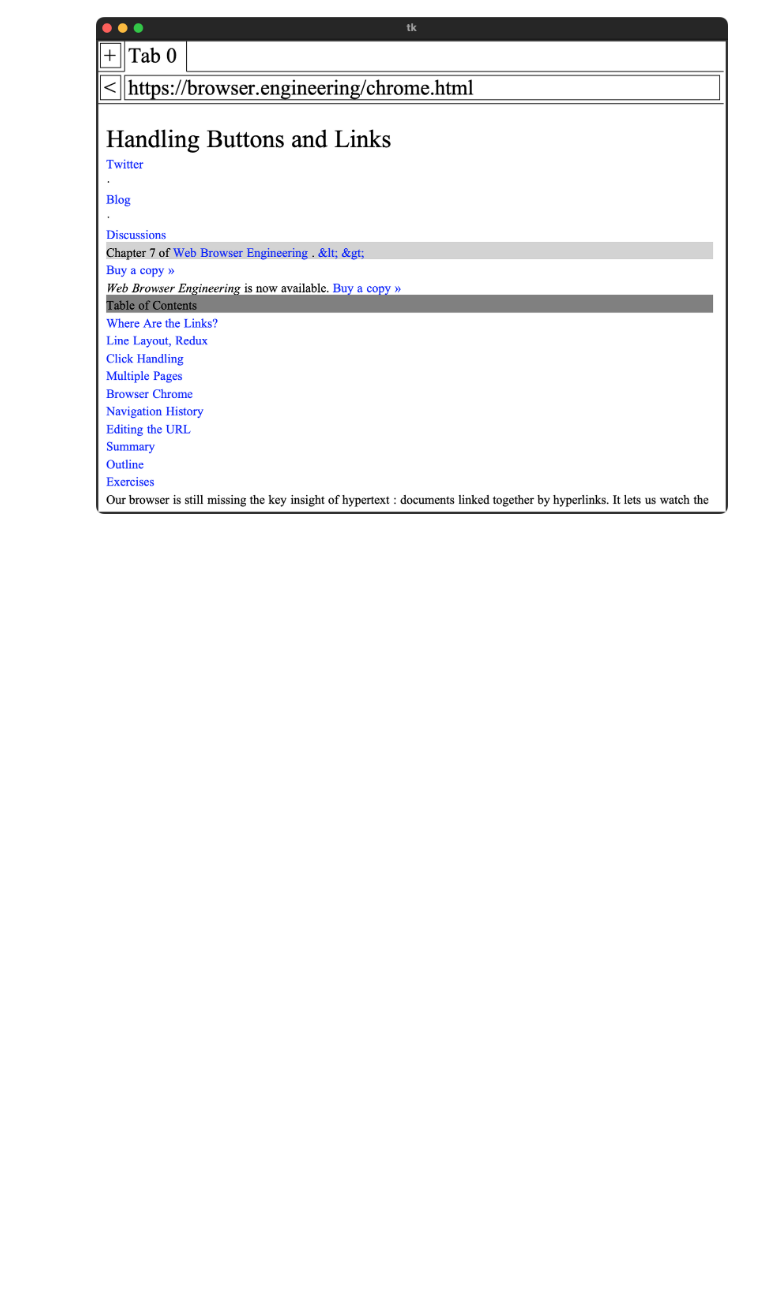
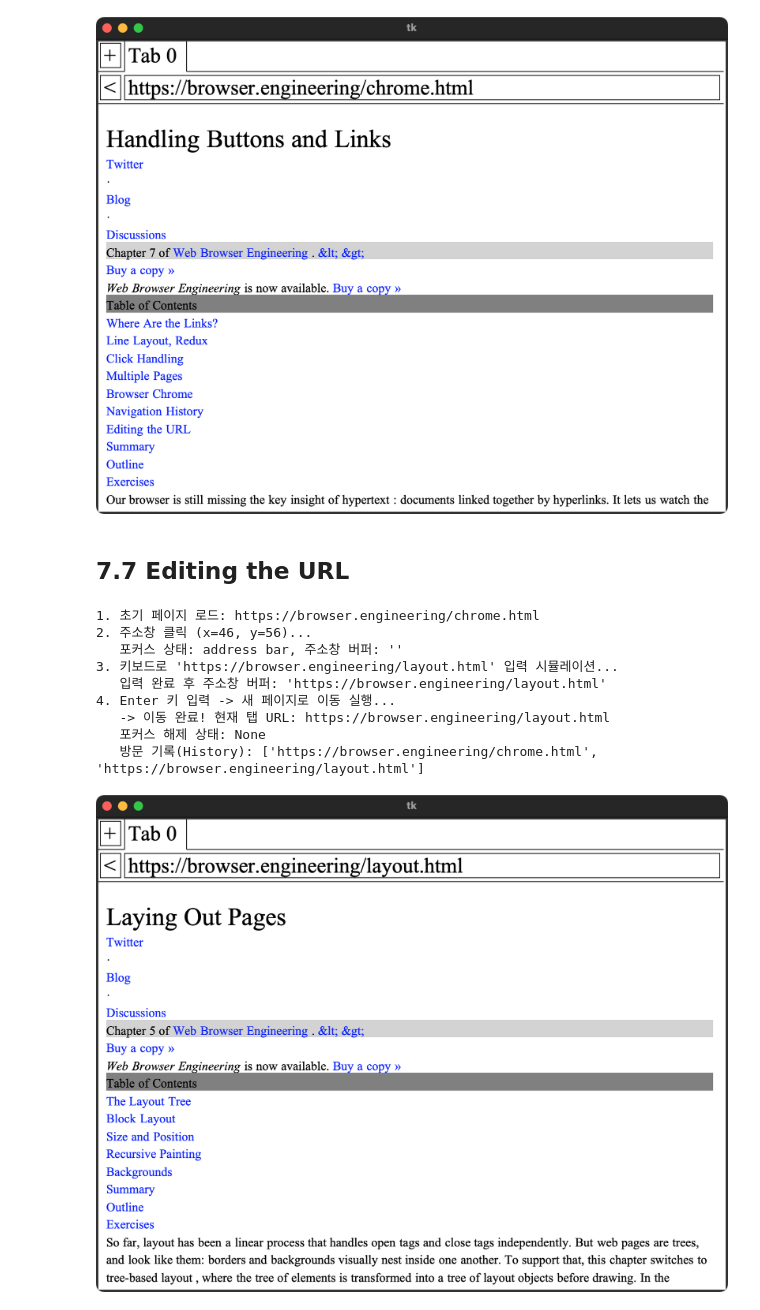
Before and after one commit to r4k0nb4k0n/browser-engineering-study, a Jupyter notebook: part-2-handling-buttons-and-links-7-hyperlinks-and-browser-chrome.ipynb, the cells around one changed output. Drawn from its saved outputs; the diff is of its cells as text; code cells hidden in the pictures; blank space fills up the shorter version.

Commit message:
feat: 7.7 Editing the URL

```diff
--- a/part-2-handling-buttons-and-links-7-hyperlinks-and-browser-chrome.ipynb
+++ b/part-2-handling-buttons-and-links-7-hyperlinks-and-browser-chrome.ipynb
@@ -302,3 +302,68 @@ display_tk_window(browser.window, settle_seconds=0.4)
    -> 이전 페이지로 복귀 완료! 현재 URL: https://browser.engineering/chrome.html
    현재 방문 기록: ['https://browser.engineering/chrome.html']
 [figure]
+# %% [markdown]
+## 7.7 Editing the URL
+# %%
+import importlib
+import browser.browser
+import browser.layout
+import browser.url
+importlib.reload(browser.url)
+importlib.reload(browser.layout)
+importlib.reload(browser.browser)
+
+from browser.browser import Browser, Tab, Chrome
+from browser.url import URL
+from browser.tk_capture import display_tk_window
+
+# 1. 브라우저 생성 및 초기 페이지 로드
+browser = Browser()
+browser.new_tab(URL("https://browser.engineering/chrome.html"))
+print(f"1. 초기 페이지 로드: {browser.active_tab.url}")
+
+# 2. 주소창 클릭 시뮬레이션 (포커스 획득 및 주소창 비우기)
+class MockClick:
+    def __init__(self, x, y):
+        self.x = x
+        self.y = y
+
+addr_x = browser.chrome.address_rect.left + 10
+addr_y = browser.chrome.address_rect.top + 10
+print(f"2. 주소창 클릭 (x={addr_x}, y={addr_y})...")
+browser.handle_click(MockClick(addr_x, addr_y))
+print(f"   포커스 상태: {browser.chrome.focus}, 주소창 버퍼: '{browser.chrome.address_bar}'")
+
+# 3. 키보드로 새 URL 타이핑 시뮬레이션
+class MockKeyEvent:
+    def __init__(self, char):
+        self.char = char
+
+target_url = "https://browser.engineering/layout.html"
+print(f"3. 키보드로 '{target_url}' 입력 시뮬레이션...")
+for ch in target_url:
+    browser.handle_key(MockKeyEvent(ch))
+
+print(f"   입력 완료 후 주소창 버퍼: '{browser.chrome.address_bar}'")
+
+# 4. 엔터(Return) 키 입력 시뮬레이션 (페이지 이동)
+print("4. Enter 키 입력 -> 새 페이지로 이동 실행...")
+browser.handle_enter(None)
+print(f"   -> 이동 완료! 현재 탭 URL: {browser.active_tab.url}")
+print(f"   포커스 해제 상태: {browser.chrome.focus}")
+print(f"   방문 기록(History): {[str(u) for u in browser.active_tab.history]}")
+
+browser.draw()
+# 5. 주소창 입력을 통해 새로 이동한 페이지(layout.html) 화면 캡처 출력
+display_tk_window(browser.window, settle_seconds=0.4)
+# %% [output]
+1. 초기 페이지 로드: https://browser.engineering/chrome.html
+2. 주소창 클릭 (x=46, y=56)...
+   포커스 상태: address bar, 주소창 버퍼: ''
+3. 키보드로 'https://browser.engineering/layout.html' 입력 시뮬레이션...
+   입력 완료 후 주소창 버퍼: 'https://browser.engineering/layout.html'
+4. Enter 키 입력 -> 새 페이지로 이동 실행...
+   -> 이동 완료! 현재 탭 URL: https://browser.engineering/layout.html
+   포커스 해제 상태: None
+   방문 기록(History): ['https://browser.engineering/chrome.html', 'https://browser.engineering/layout.html']
+[figure, added]
```
Also changed, not shown: 2 other files.
